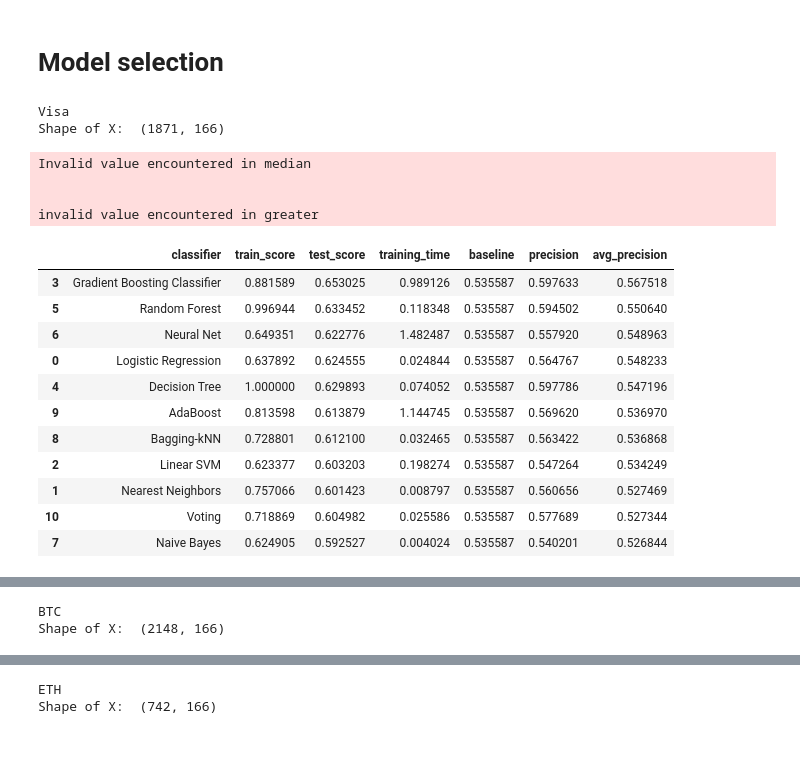
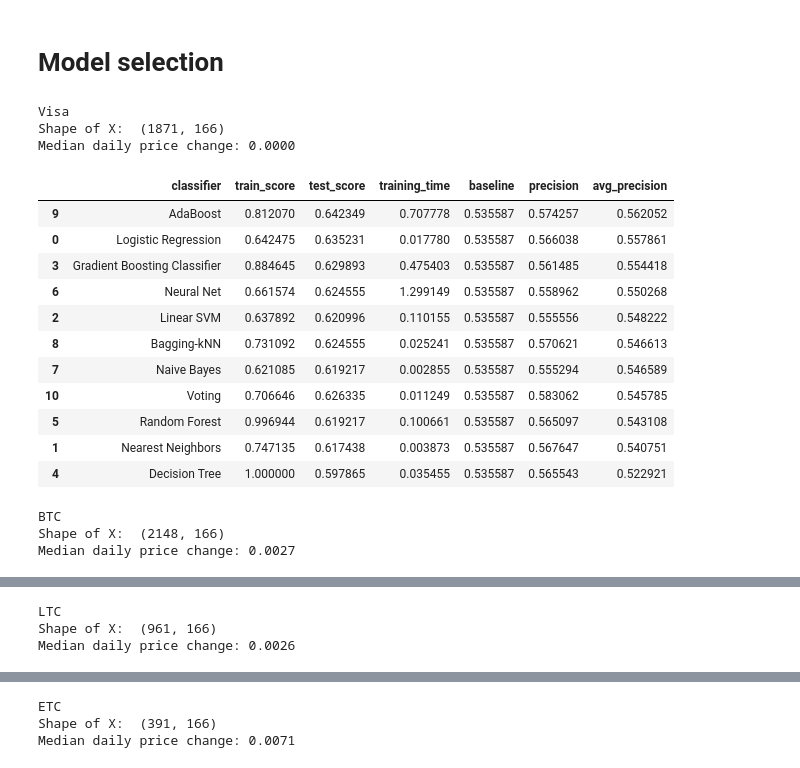
Before and after one commit to arashash/BitPredict, a Jupyter notebook: Classification/classifyTomorrowChange.ipynb, the cells around one changed output, grey strips where cells are left out. Drawn from its saved outputs; the diff is of its cells as text; code cells hidden in the pictures.

```diff
--- a/Classification/classifyTomorrowChange.ipynb
+++ b/Classification/classifyTomorrowChange.ipynb
@@ -494,15 +495,27 @@ def getData(altcoin):
     return X, y, tomorrrowPriceChange
 # %% [markdown]
 # Preprocessing
-# %%
-def preprocess(X, y, k):
-
-    # normalize the dataFrame
-    min_max_scaler = preprocessing.MinMaxScaler()
-    X_scaled = min_max_scaler.fit_transform(X)
-
-    # features selection
-    return SelectKBest(mutual_info_classif, k=k).fit_transform(X_scaled, y)
+# %%
+def preprocess(X_train, Y_train, X_test, k):
+
+
+    # normalize the dataFrame
+    min_max_scaler = preprocessing.MinMaxScaler()
+    X_train = min_max_scaler.fit_transform(X_train)
+    X_test = min_max_scaler.fit_transform(X_test)
+
+    # feature selection
+    selector = SelectKBest(mutual_info_classif, k=100)
+    X_train = selector.fit_transform(X_train, Y_train)
+    X_test = selector.transform(X_test)
+
+    # dimensionality reduction
+    pca = decomposition.PCA(n_components=k)
+    pca.fit(X_train)
+    X_train = pca.transform(X_train)
+    X_test = pca.transform(X_test)
+
+    return X_train, Y_train, X_test
 # %% [markdown]
 # Correlation between the best indicators
 # %%
@@ -564,31 +578,33 @@ def batch_classify(X_train, Y_train, X_test, Y_test, verbose = True):
         count+=1
     return df_results
 # %%
-coins = ['Visa','BTC','ETH','LTC','XRP','ETC','STR','DASH','SC','XMR','XEM']
+coins = ['Visa','BTC','LTC','XRP','ETC','STR','DASH','SC','XMR','XEM']
 
 for coin in coins:
     print(coin)
     X, y, depVar = getData(coin)
-    X_new = preprocess(X, y, k=80)
-    X_train, X_test, Y_train, Y_test = train_test_split(X_new, y, test_size=0.3, random_state=1)
+    X_train, X_test, Y_train, Y_test = train_test_split(X, y, test_size=0.3, random_state=1)
+
+    X_train, Y_train, X_test = preprocess(X_train, Y_train, X_test, k=30)
+
     df_results = batch_classify(X_train, Y_train, X_test, Y_test)
     display(df_results.sort_values(by='avg_precision', ascending=False))
 # %% [output]
 Visa
 Shape of X:  (1871, 166)
+Median daily price change: 0.0000
+|  | classifier | train_score | test_score | training_time | baseline | precision | avg_precision |
+| 9 | AdaBoost | 0.812070 | 0.642349 | 0.707778 | 0.535587 | 0.574257 | 0.562052 |
+| 0 | Logistic Regression | 0.642475 | 0.635231 | 0.017780 | 0.535587 | 0.566038 | 0.557861 |
+| 3 | Gradient Boosting Classifier | 0.884645 | 0.629893 | 0.475403 | 0.535587 | 0.561485 | 0.554418 |
+| 6 | Neural Net | 0.661574 | 0.624555 | 1.299149 | 0.535587 | 0.558962 | 0.550268 |
+| 2 | Linear SVM | 0.637892 | 0.620996 | 0.110155 | 0.535587 | 0.555556 | 0.548222 |
+| 8 | Bagging-kNN | 0.731092 | 0.624555 | 0.025241 | 0.535587 | 0.570621 | 0.546613 |
+| 7 | Naive Bayes | 0.621085 | 0.619217 | 0.002855 | 0.535587 | 0.555294 | 0.546589 |
+| 10 | Voting | 0.706646 | 0.626335 | 0.011249 | 0.535587 | 0.583062 | 0.545785 |
+| 5 | Random Forest | 0.996944 | 0.619217 | 0.100661 | 0.535587 | 0.565097 | 0.543108 |
+| 1 | Nearest Neighbors | 0.747135 | 0.617438 | 0.003873 | 0.535587 | 0.567647 | 0.540751 |
+| 4 | Decision Tree | 1.000000 | 0.597865 | 0.035455 | 0.535587 | 0.565543 | 0.522921 |
-Invalid value encountered in median
-
-
-invalid value encountered in greater
+BTC
+Shape of X:  (2148, 166)
+Median daily price change: 0.0027
-|  | classifier | train_score | test_score | training_time | baseline | precision | avg_precision |
-| 3 | Gradient Boosting Classifier | 0.881589 | 0.653025 | 0.989126 | 0.535587 | 0.597633 | 0.567518 |
-| 5 | Random Forest | 0.996944 | 0.633452 | 0.118348 | 0.535587 | 0.594502 | 0.550640 |
-| 6 | Neural Net | 0.649351 | 0.622776 | 1.482487 | 0.535587 | 0.557920 | 0.548963 |
-| 0 | Logistic Regression | 0.637892 | 0.624555 | 0.024844 | 0.535587 | 0.564767 | 0.548233 |
-| 4 | Decision Tree | 1.000000 | 0.629893 | 0.074052 | 0.535587 | 0.597786 | 0.547196 |
-| 9 | AdaBoost | 0.813598 | 0.613879 | 1.144745 | 0.535587 | 0.569620 | 0.536970 |
-| 8 | Bagging-kNN | 0.728801 | 0.612100 | 0.032465 | 0.535587 | 0.563422 | 0.536868 |
-| 2 | Linear SVM | 0.623377 | 0.603203 | 0.198274 | 0.535587 | 0.547264 | 0.534249 |
-| 1 | Nearest Neighbors | 0.757066 | 0.601423 | 0.008797 | 0.535587 | 0.560656 | 0.527469 |
-| 10 | Voting | 0.718869 | 0.604982 | 0.025586 | 0.535587 | 0.577689 | 0.527344 |
-| 7 | Naive Bayes | 0.624905 | 0.592527 | 0.004024 | 0.535587 | 0.540201 | 0.526844 |
@@ -595,2 +623,3 @@ invalid value encountered in greater
-BTC
-Shape of X:  (2148, 166)
+LTC
+Shape of X:  (961, 166)
+Median daily price change: 0.0026
@@ -613,2 +653,3 @@ invalid value encountered in greater
-ETH
-Shape of X:  (742, 166)
+ETC
+Shape of X:  (391, 166)
+Median daily price change: 0.0071
```
Also changed, not shown: parts of 7 cells of this notebook.
